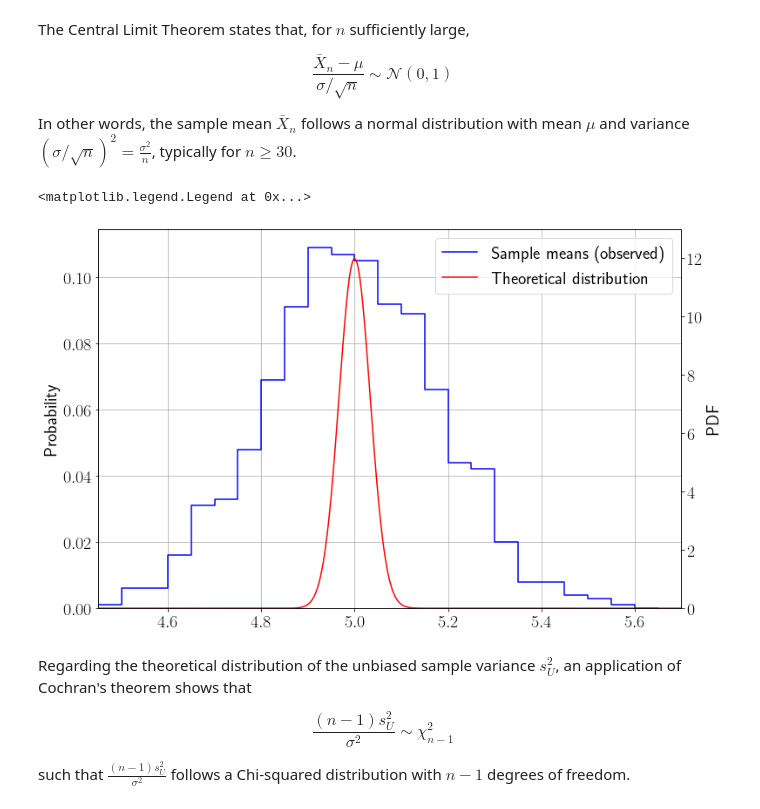
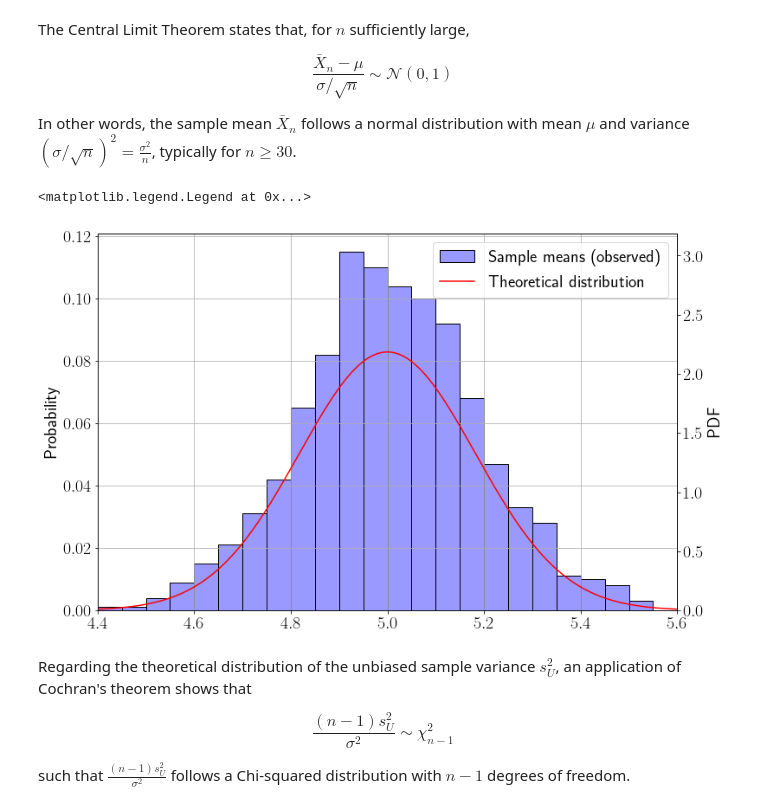
Before and after one commit to ndoyle815/MA930, a Jupyter notebook: Assignments/MA930_assignment1_2260253.ipynb, the cells around one changed output. Cells and saved outputs as stored; diff of their text form; code cells hidden in the pictures.

```diff
--- a/Assignments/MA930_assignment1_2260253.ipynb
+++ b/Assignments/MA930_assignment1_2260253.ipynb
@@ -257,27 +257,27 @@ b2 = np.round((mus.max()+binwidth)/binwidth,0)*binwidth
 bins = np.arange(b1, b2, binwidth)
 r = np.arange(b1, b2, 0.001)
 
-norms = norm.pdf(r, mean, std**2/n)
+norms = norm.pdf(r, mean, np.sqrt(std**2/n))
 # %%
 # density histogram of sample mean
 fig, ax = plt.subplots(figsize=(12,8))
 
-sns.histplot(mus, color='b', element='step', fill=False, bins=bins, stat='probability', label='Sample means (observed)')
+sns.histplot(mus, color='b', alpha=0.4, bins=bins, stat='probability', label='Sample means (observed)')
 ax.set_xlim([b1,b2])
 ax.grid()
 
 ax2 = ax.twinx()
 ax2.plot(r, norms, 'r', label='Theoretical distribution')
 ax2.set_ylim([0,norms.max()+1])
 ax2.set_ylabel('PDF')
 
 # ask matplotlib for the plotted objects and their labels
 lines, labels = ax.get_legend_handles_labels()
 lines2, labels2 = ax2.get_legend_handles_labels()
 ax2.legend(lines + lines2, labels + labels2, loc=0)
 # %% [output]
 <matplotlib.legend.Legend at 0x...>
-[figure, old version]
+[figure, new version]
 # %% [markdown]
 Regarding the theoretical distribution of the unbiased sample variance $s_U^2$, an application of Cochran's theorem shows that
 
```
Also changed, not shown: parts of 7 cells of this notebook.
